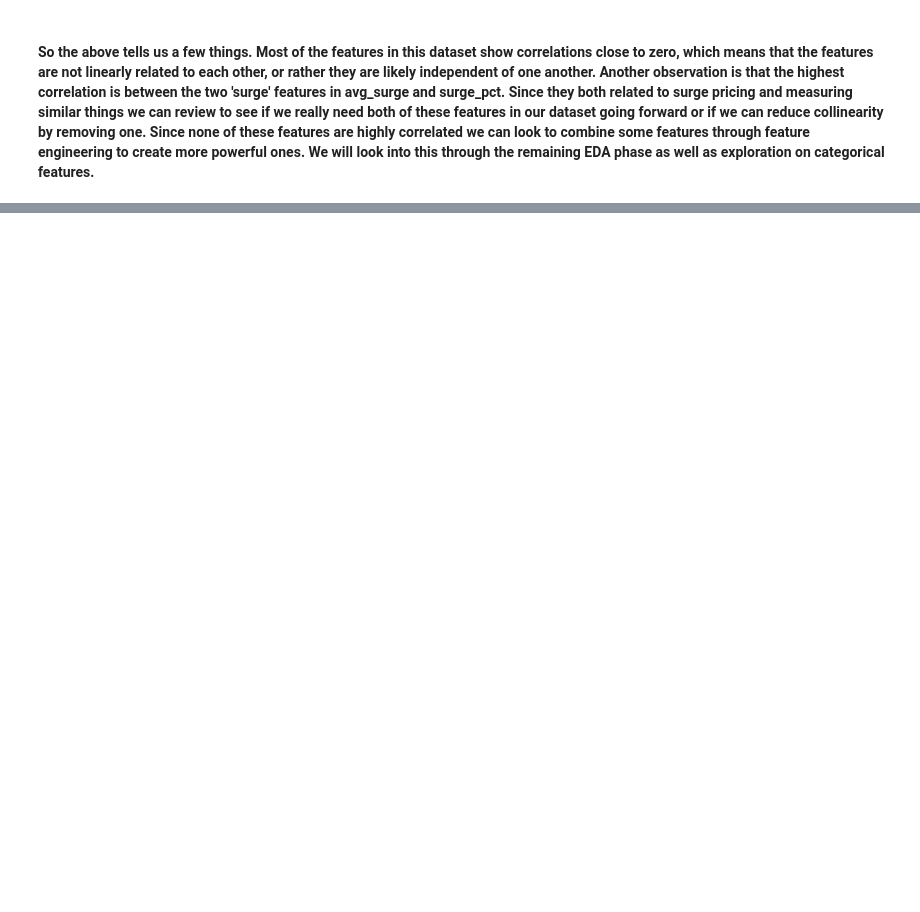
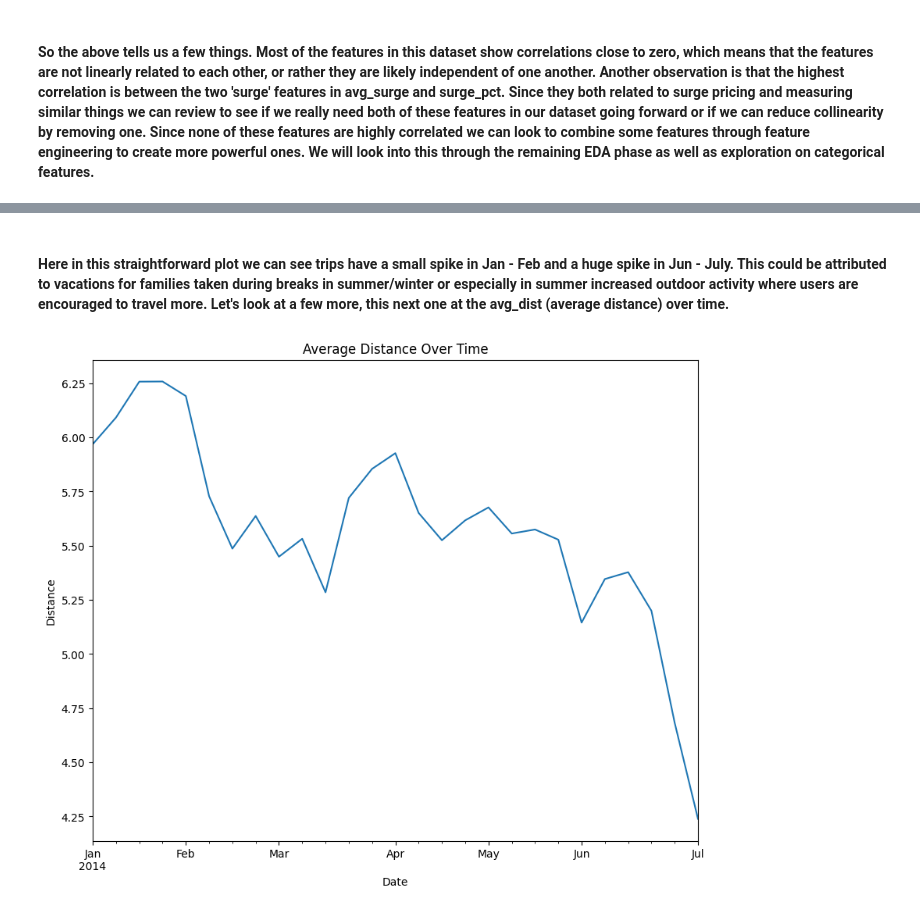
Before and after one commit to Taliwat/Springboard-DS, a Jupyter notebook: Mod37 - TakeHome Challenge 1/th_chall.ipynb, the cells around one changed output, grey strips where cells are left out. Saved outputs shown, nothing was run; the diff lists cells and outputs as text; code cells hidden in the pictures; blank space fills up the shorter version.

```diff
--- a/Mod37 - TakeHome Challenge 1/th_chall.ipynb
+++ b/Mod37 - TakeHome Challenge 1/th_chall.ipynb
@@ -447,0 +628,14 @@ plt.show()
+# %% [markdown]
+#### Here in this straightforward plot we can see trips have a small spike in Jan - Feb and a huge spike in Jun - July.  This could be attributed to vacations for families taken during breaks in summer/winter or especially in summer increased outdoor activity where users are encouraged to travel more.  Let's look at a few more, this next one at the avg_dist (average distance) over time.
+# %%
+# Plot the average distance travelled over time, in weeks.
+avg_distance_over_time = ult_df.resample('W', on = 'last_trip_date')['avg_dist'].mean()
+
+plt.figure(figsize = (10,8))
+avg_distance_over_time.plot()
+plt.title('Average Distance Over Time')
+plt.xlabel('Date')
+plt.ylabel('Distance')
+plt.show()
+# %% [output]
+[figure, added]
```
Also changed, not shown: parts of 74 cells of this notebook, 2 other files.
